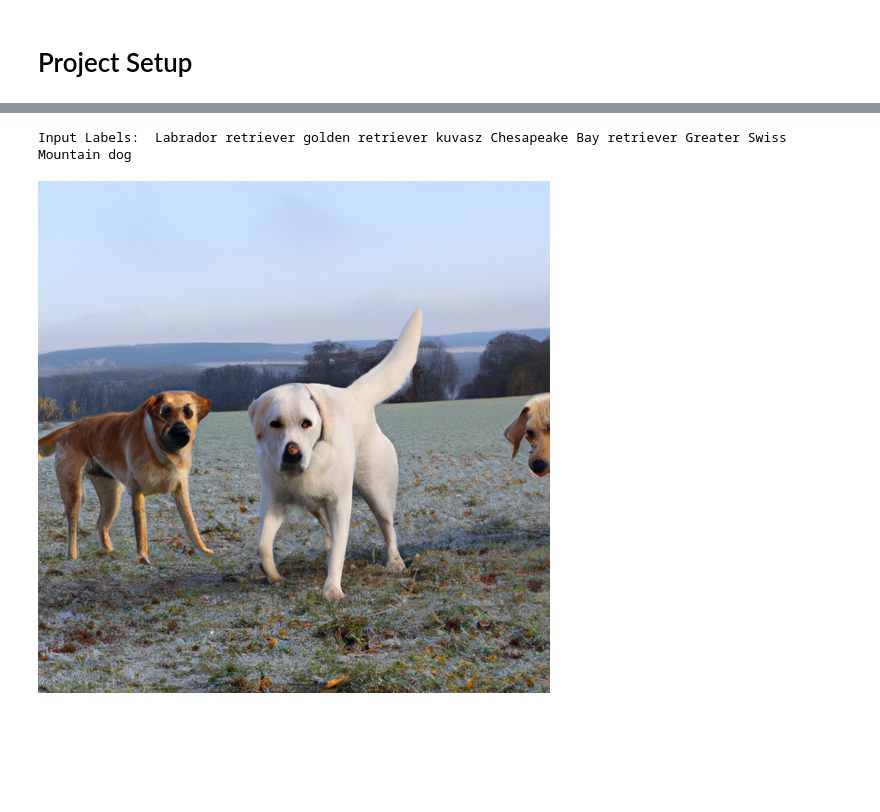
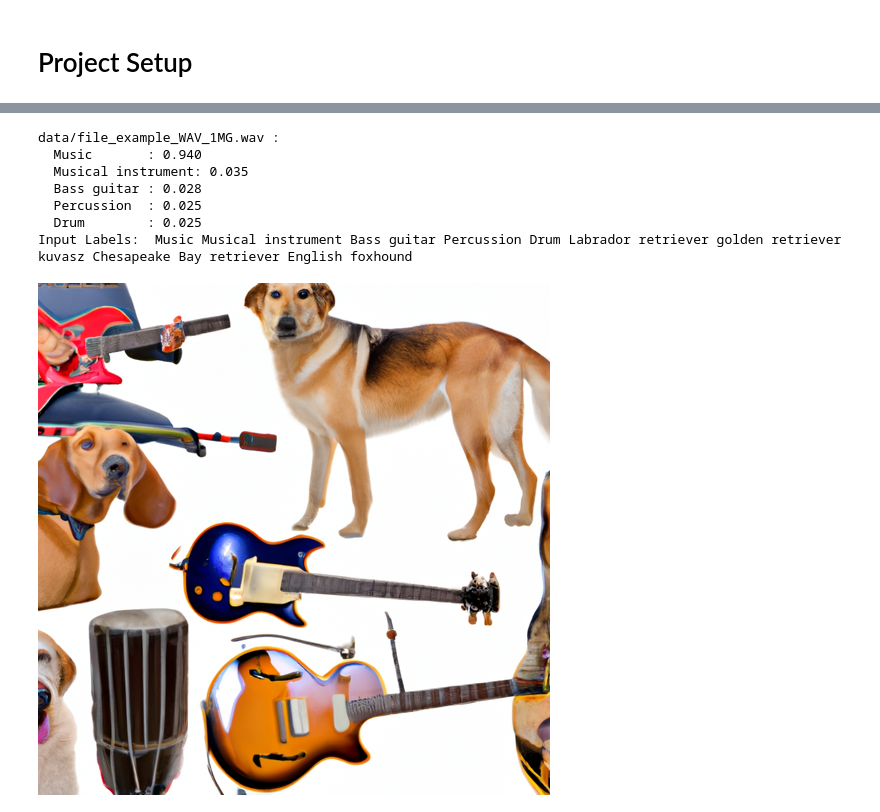
Before and after one commit to Claudio-R/shaping-music, a Jupyter notebook: ShapingMusic.ipynb, the cells around one changed output, grey strips where cells are left out. Saved outputs shown, nothing was run; the diff lists cells and outputs as text; code cells hidden in the pictures; blank space fills up the shorter version.

Commit message:
#2 Created SubClass Classifier

```diff
--- a/ShapingMusic.ipynb
+++ b/ShapingMusic.ipynb
@@ -61,11 +56,15 @@ image_model = tf.keras.applications.VGG19(
 )
 
 # AUDIO MODEL
-# import soundModel.vggish_params as sound_params
-# import soundModel.vggish as VGGish
-# sound_model = VGGish.VGGish(include_top=False, load_weights=True, params=sound_params)
-# sound_model.summary()
+from yamnet_pkg import inference
+sound_model = inference.YamNet()
 
 # TEXT-TO-IMAGE GENERATOR
+import yaml
 import openai
-openai.api_key = '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'
+with open("apikey.local.yml", "r") as stream:
+    try:
+        openai.api_key = yaml.safe_load(stream)['apikey']
+    except yaml.YAMLError as exc:
+        print(exc)
+        print('Cannot load the APIKey')
@@ -84,18 +77,19 @@ class Audio_Image_Classifier:
     image_model: pretrained tf.Model for image classification
     '''
 
-    def __init__(self, image_model):
+    def __init__(self, image_model, sound_model):
         # IMAGE_MODEL
         self.image_model = image_model
         # SOUND_MODEL
-        # ...
+        self.sound_model = sound_model
 
-    def __call__(self, img):
+    def __call__(self, img, snd):
         input_img = tf.keras.applications.vgg19.preprocess_input(img * 255)
         input_img = tf.image.resize(input_img, (224, 224))
-        predictions = self.image_model(input_img)
-        predictions = tf.keras.applications.vgg19.decode_predictions(predictions.numpy())[0]
-        text = self.__parse_predictions(predictions)
+        predictions_img = self.image_model(input_img)
+        predictions_img = tf.keras.applications.vgg19.decode_predictions(predictions_img.numpy())[0]
+        predictions_snd = sound_model(snd)
+        text = self.__parse_predictions(predictions_img, predictions_snd)
         print('Input Labels: ', text)
         self.__generate_image(text)
 
@@ -110,13 +104,13 @@ class Audio_Image_Classifier:
         img = PIL.Image.open(BytesIO(response.content))
         img.show()
 
-    def __parse_predictions(self, predictions):
-        top5_predictions = [class_name for (number, class_name, prob) in predictions]
-        labels = [class_name.split('_') for class_name in top5_predictions]
-        input_text = []
-        for words in labels:
+    def __parse_predictions(self, predictions_img, predictions_snd):
+        predictions_img = [class_name for (number, class_name, prob) in predictions_img]
+        predictions_img = [class_name.split('_') for class_name in predictions_img]
+        input_text = predictions_snd
+        for words in predictions_img:
             for w in words:
                 input_text.append(w)
         return ' '.join(input_text)
 # %%
-classifier = Audio_Image_Classifier(image_model)
+classifier = Audio_Image_Classifier(image_model, sound_model)
@@ -129,5 +117,14 @@ imshow(test_img)
+# %%
+test_snd = 'data/file_example_WAV_1MG.wav'
+test_img = load_img('data/labrador.png')
 # %%
-classifier(test_img)
+classifier(test_img, test_snd)
 # %% [output]
-Input Labels:  Labrador retriever golden retriever kuvasz Chesapeake Bay retriever Greater Swiss Mountain dog
+data/file_example_WAV_1MG.wav :
+  Music       : 0.940
+  Musical instrument: 0.035
+  Bass guitar : 0.028
+  Percussion  : 0.025
+  Drum        : 0.025
+Input Labels:  Music Musical instrument Bass guitar Percussion Drum Labrador retriever golden retriever kuvasz Chesapeake Bay retriever English foxhound
-[figure, old version]
+[figure, new version]
```
Also changed, not shown: parts of 5 cells of this notebook, 17 other files.
